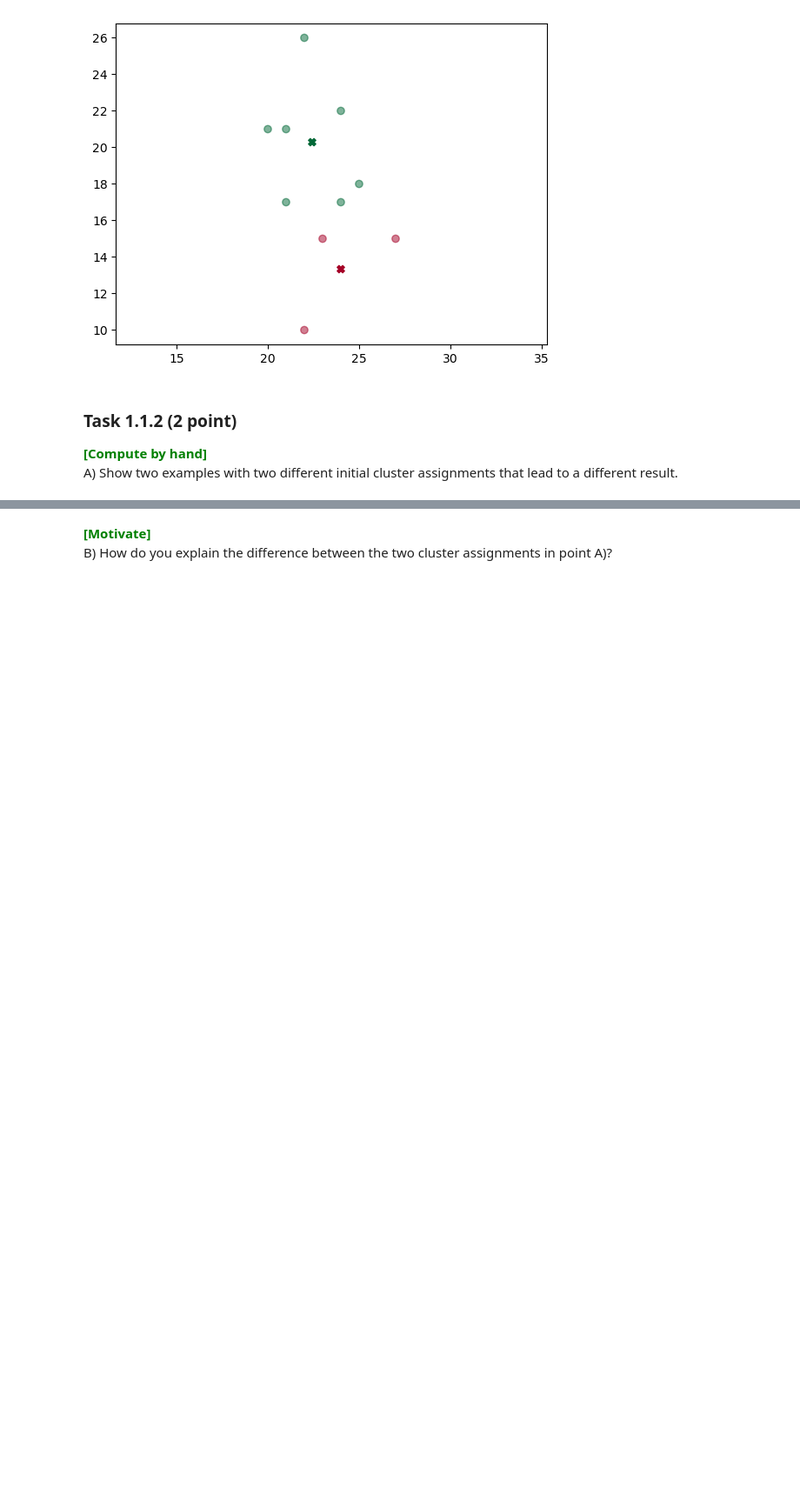
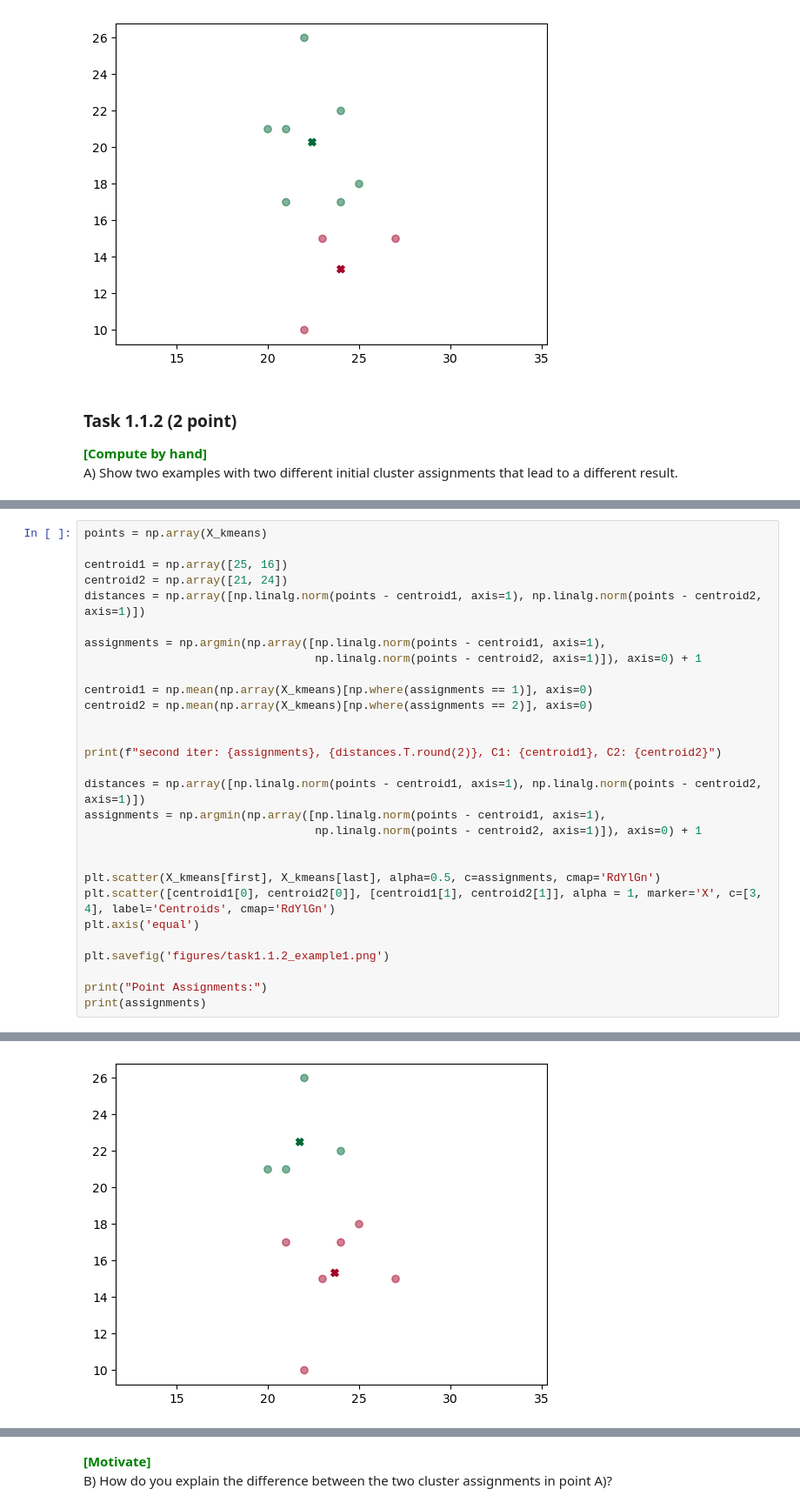
Before and after one commit to SofieHvid/dm2024-exercises-main, a Jupyter notebook: handins/handin1.ipynb, the cells around one changed output, grey strips where cells are left out. Shown at 87% size. Drawn from its saved outputs; the diff is of its cells as text; blank space fills up the shorter version.

Commit message:
Task 1.3.2

```diff
--- a/handins/handin1.ipynb
+++ b/handins/handin1.ipynb
@@ -226,0 +282,30 @@ A) Show two examples with two different initial cluster assignments that lead to
+# %%
+points = np.array(X_kmeans)
+
+centroid1 = np.array([25, 16])
+centroid2 = np.array([21, 24])
+distances = np.array([np.linalg.norm(points - centroid1, axis=1), np.linalg.norm(points - centroid2, axis=1)])
+
+assignments = np.argmin(np.array([np.linalg.norm(points - centroid1, axis=1),
+                                  np.linalg.norm(points - centroid2, axis=1)]), axis=0) + 1
+
+centroid1 = np.mean(np.array(X_kmeans)[np.where(assignments == 1)], axis=0)
+centroid2 = np.mean(np.array(X_kmeans)[np.where(assignments == 2)], axis=0)
+
+
+print(f"second iter: {assignments}, {distances.T.round(2)}, C1: {centroid1}, C2: {centroid2}")
+
+distances = np.array([np.linalg.norm(points - centroid1, axis=1), np.linalg.norm(points - centroid2, axis=1)])
+assignments = np.argmin(np.array([np.linalg.norm(points - centroid1, axis=1),
+                                  np.linalg.norm(points - centroid2, axis=1)]), axis=0) + 1
+
+
+plt.scatter(X_kmeans[first], X_kmeans[last], alpha=0.5, c=assignments, cmap='RdYlGn')
+plt.scatter([centroid1[0], centroid2[0]], [centroid1[1], centroid2[1]], alpha = 1, marker='X', c=[3, 4], label='Centroids', cmap='RdYlGn')
+plt.axis('equal')
+
+plt.savefig('figures/task1.1.2_example1.png')
+
+print("Point Assignments:")
+print(assignments)
+# %% [output]
@@ -226,0 +324 @@ A) Show two examples with two different initial cluster assignments that lead to
+[figure, added]
```
Also changed, not shown: parts of 18 cells of this notebook, 2 other files.
